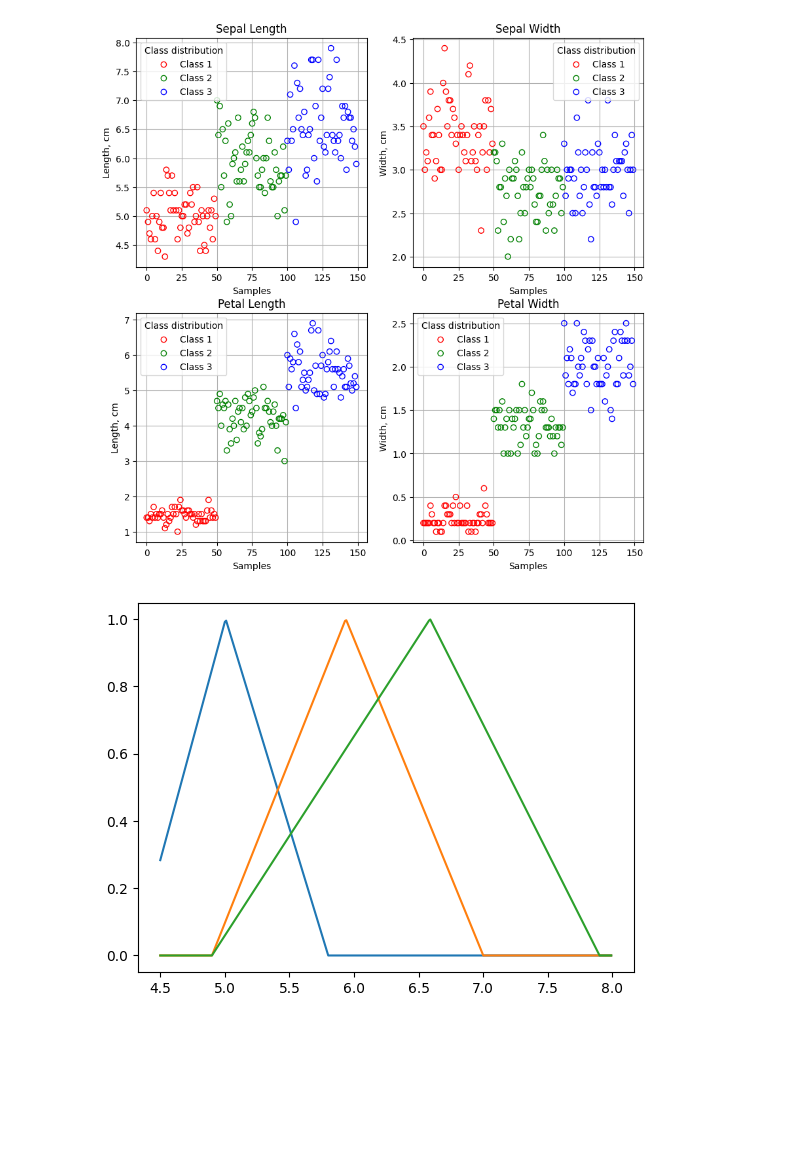
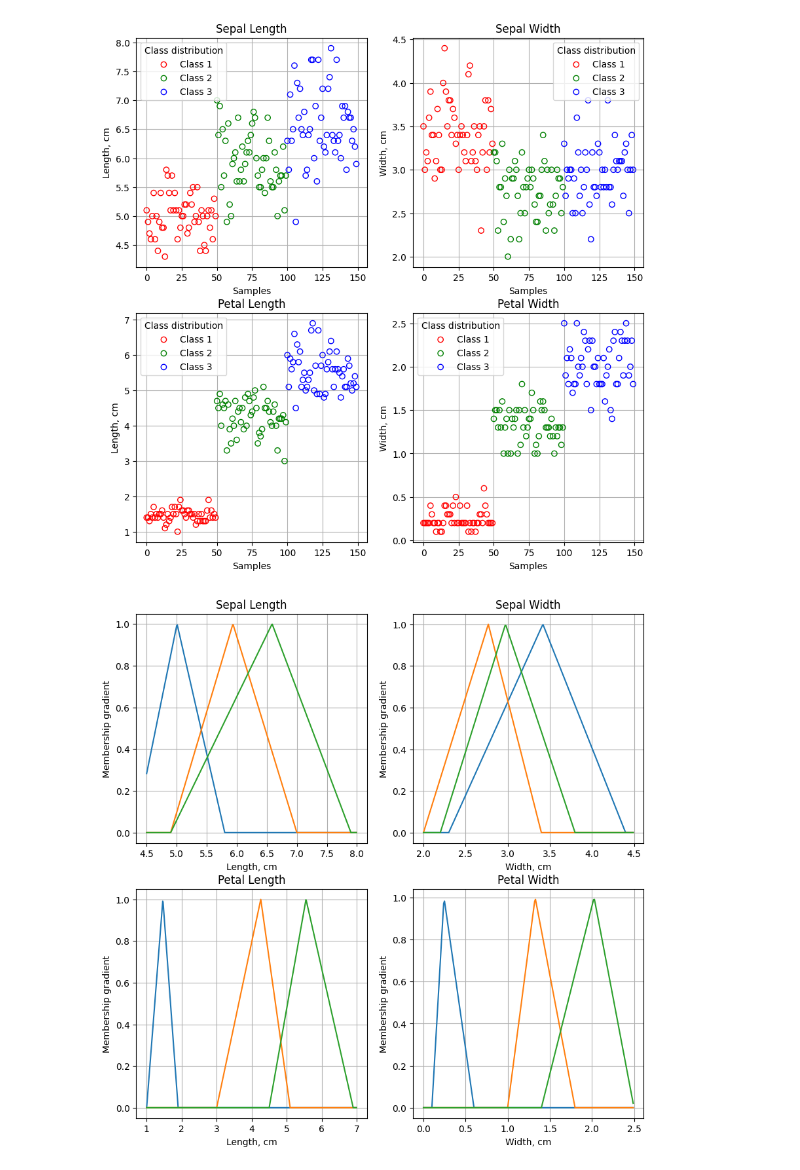
Before and after one commit to KostasEreksonas/Iris_classification, a Jupyter notebook: fuzzy.ipynb, the cells around one changed output. Cells and saved outputs as stored; diff of their text form; code cells hidden in the pictures; blank space fills up the shorter version.

Commit message:
Added membership functions of Iris parameters

```diff
--- a/fuzzy.ipynb
+++ b/fuzzy.ipynb
@@ -132,13 +133,43 @@ draw_plots(class_1, class_2, class_3, 2, 2)
 # %% [output]
 [figure]
 # %%
-x = np.arange(4.5, 8, 0.01)
-trimf1 = fuzz.trimf(x, [sepal_length_interval_1[0], sepal_length_mean_1, sepal_length_interval_1[1]])
-trimf2 = fuzz.trimf(x, [sepal_length_interval_2[0], sepal_length_mean_2, sepal_length_interval_2[1]])
-trimf3 = fuzz.trimf(x, [sepal_length_interval_3[0], sepal_length_mean_3, sepal_length_interval_3[1]])
+r1 = np.arange(4.5, 8, 0.01)
+r2 = np.arange(2, 4.5, 0.01)
+r3 = np.arange(1, 7, 0.01)
+r4 = np.arange(0, 2.5, 0.01)
-# %%
-plt.plot(x, trimf1, label="Triangle")
-plt.plot(x, trimf2, label="Triangle")
-plt.plot(x, trimf3, label="Triangle");
-# %% [output]
-[figure, removed]
+# %%
+def membership(p1, p2, p3, p4, r1, r2, r3, r4, rows, cols):
+    fig, ax = plt.subplots(nrows=rows,
+                           ncols=cols,
+                           figsize=(10,10))
+    title = ['Sepal Length', 'Sepal Width', 'Petal Length', 'Petal Width']
+    c = 0
+    for i in range(rows):
+        for j in range(cols):
+            if c == 0:
+                arg = p1
+                x = r1
+            elif c == 1:
+                arg = p2
+                x = r2
+            elif c == 2:
+                arg = p3
+                x = r3
+            elif c == 3:
+                arg = p4
+                x = r4
+            trimf1 = fuzz.trimf(x, [arg[0], arg[3], arg[6]])
+            trimf2 = fuzz.trimf(x, [arg[1], arg[4], arg[7]])
+            trimf3 = fuzz.trimf(x, [arg[2], arg[5], arg[8]])
+            ax[i,j].plot(x, trimf1)
+            ax[i,j].plot(x, trimf2)
+            ax[i,j].plot(x, trimf3)
+            ax[i,j].grid(which='Major', axis='both')
+            ax[i,j].set_title(title[c])
+            ax[i,j].set(ylabel="Membership gradient")
+            ax[i,j].set(xlabel="Length, cm") if j/2 == 0 else ax[i,j].set(xlabel="Width, cm")
+            c += 1
+# %%
+membership(p1, p2, p3, p4, r1, r2, r3, r4, 2, 2)
+# %% [output]
+[figure, added]
```
Also changed, not shown: parts of 2 cells of this notebook.
